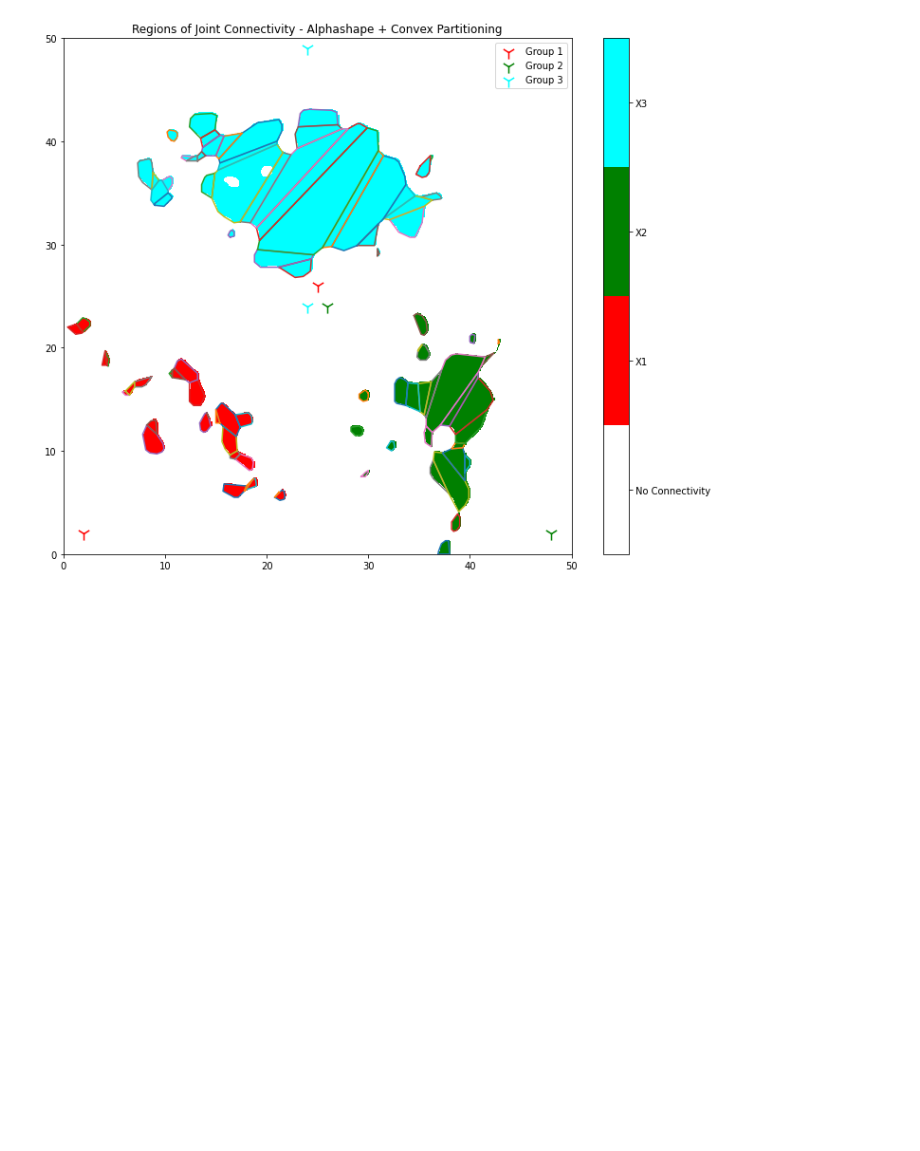
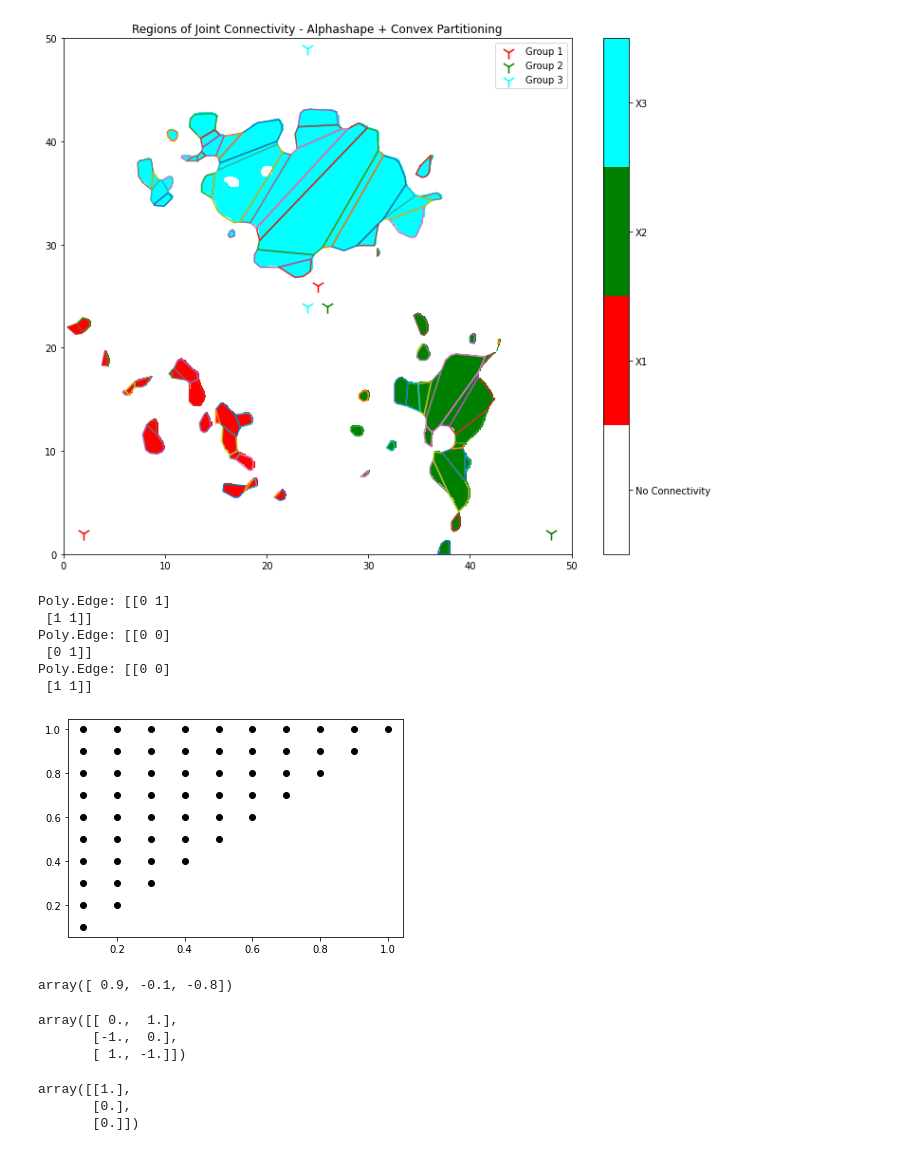
Before and after one commit to zhiyunjiang/CommMotionPlanning, a Jupyter notebook: python/touring_relay/regional_decomposition.ipynb, the cells around one changed output. Saved outputs shown, nothing was run; the diff lists cells and outputs as text; code cells hidden in the pictures; blank space fills up the shorter version.

Commit message:
sketched out constraint construction. commiting before gurobi installation attempt

```diff
--- a/python/touring_relay/regional_decomposition.ipynb
+++ b/python/touring_relay/regional_decomposition.ipynb
@@ -404,3 +404,40 @@ Found hole
 Constructed 6 possibly non-convex polygons
 36 total subregions
 [figure]
+# %%
+reload(PC)
+myt = PC.Poly(np.array([[0,0],[0,1],[1,1]]))
+(A,b) = myt.to_linear_constraints()
+# %% [output]
+Poly.Edge: [[0 1]
+ [1 1]]
+Poly.Edge: [[0 0]
+ [0 1]]
+Poly.Edge: [[0 0]
+ [1 1]]
+# %%
+all_x = np.arange(-1, 2, 0.1)
+all_y = np.arange(-1, 2, 0.1)
+for x in all_x:
+    for y in all_y:
+        #print(((A @ np.array([[x],[y]]) - b) <= 0)
+        if (((A @ [[x],[y]]) - b) <= 0).all():
+            plt.scatter(x,y, color='k')
+# %% [output]
+[figure, added]
+# %%
+A @[0.1,0.9]
+# %% [output]
+array([ 0.9, -0.1, -0.8])
+# %%
+A
+# %% [output]
+array([[ 0.,  1.],
+       [-1.,  0.],
+       [ 1., -1.]])
+# %%
+b
+# %% [output]
+array([[1.],
+       [0.],
+       [0.]])
```
Also changed, not shown: parts of 2 cells of this notebook, 3 other files.
